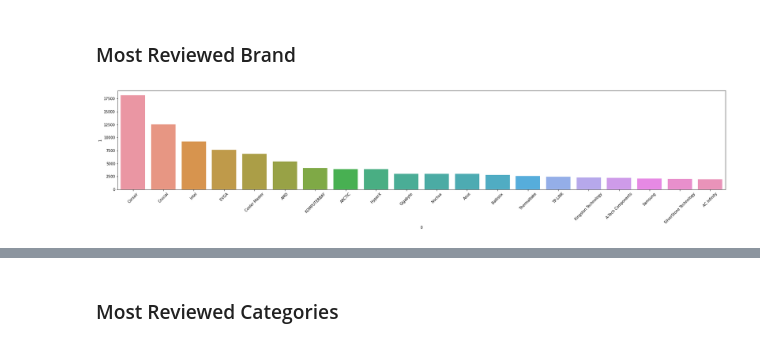
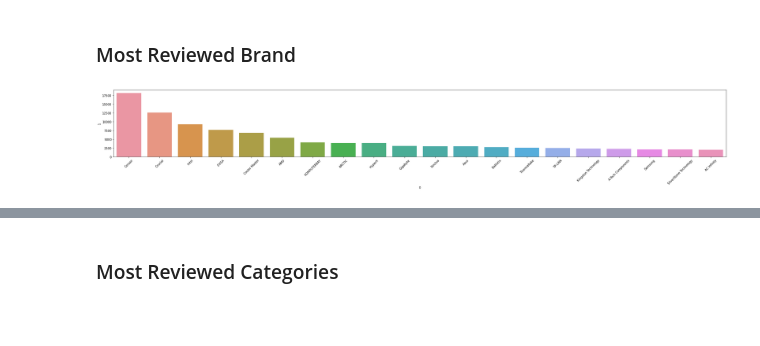
Before and after one commit to saiteki-kai/amazon-reviews, a Jupyter notebook: notebooks/01_eda.ipynb, the cells around one changed output, grey strips where cells are left out. Saved outputs shown, nothing was run; the diff lists cells and outputs as text; code cells hidden in the pictures; blank space fills up the shorter version.

```diff
--- a/notebooks/01_eda.ipynb
+++ b/notebooks/01_eda.ipynb
@@ -455,13 +463,13 @@ fig.tight_layout()
 ### Most Reviewed Brand
 # %%
 data = pd.DataFrame(Counter(data_df["brand"].tolist()).most_common(20))
-_, ax = plt.subplots(figsize=(30, 5))
+
+fig, ax = plt.subplots(figsize=(30, 5))
+sns.barplot(x=data[0], y=data[1], ax=ax)
 plt.xticks(rotation=45)
-sns.barplot(data[0], data[1], ax=ax)
-
-pass
+fig.tight_layout()
 # %% [output]
-[figure, old version]
+[figure, new version]
 # %%
 c = Counter(list(data_df["brand"]))
 w = WordCloud(width=800, height=400, background_color="white").fit_words(c)
```
Also changed, not shown: parts of 40 cells of this notebook, 1 other file.
